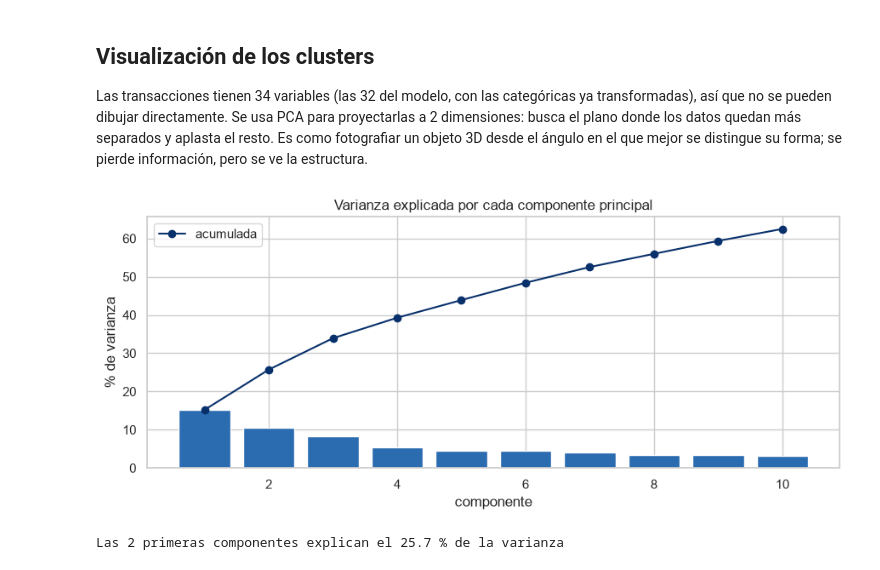
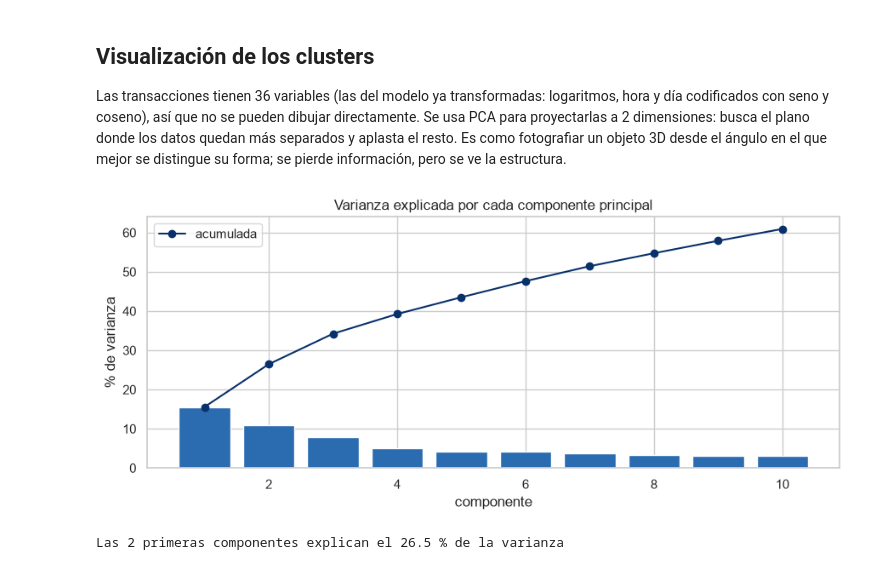
Before and after one commit to jacocallejo-merlin/Deteccion-fraude-merlin, a Jupyter notebook: notebooks/visualizacion_kmeans.ipynb, the cells around one changed output. Saved outputs shown, nothing was run; the diff lists cells and outputs as text; code cells hidden in the pictures.

```diff
--- a/notebooks/visualizacion_kmeans.ipynb
+++ b/notebooks/visualizacion_kmeans.ipynb
@@ -1,7 +1,7 @@
 # %% [markdown]
 ## Visualización de los clusters
 
-Las transacciones tienen 34 variables (las 32 del modelo, con las categóricas ya transformadas), así que no se pueden dibujar directamente. Se usa PCA para proyectarlas a 2 dimensiones: busca el plano donde los datos quedan más separados y aplasta el resto. Es como fotografiar un objeto 3D desde el ángulo en el que mejor se distingue su forma; se pierde información, pero se ve la estructura.
+Las transacciones tienen 36 variables (las del modelo ya transformadas: logaritmos, hora y día codificados con seno y coseno), así que no se pueden dibujar directamente. Se usa PCA para proyectarlas a 2 dimensiones: busca el plano donde los datos quedan más separados y aplasta el resto. Es como fotografiar un objeto 3D desde el ángulo en el que mejor se distingue su forma; se pierde información, pero se ve la estructura.
 # %%
 import numpy as np
 import pandas as pd
@@ -10,36 +10,38 @@ import seaborn as sns
 import joblib
 from matplotlib.lines import Line2D
 from sklearn.decomposition import PCA
 import sys
 sys.path.insert(0, '..')
 
 AZUL = "#2b6cb0"
-COLORES = ["#9ecae1", "#2b6cb0", "#08306b"]
 sns.set_theme(style="whitegrid")
 
 X_train = pd.read_parquet("../datos_ml/X_train.parquet")
 modelo = joblib.load("../modelos/kmeans.joblib")
 scores = pd.read_parquet("../modelos/kmeans_scores_train.parquet")
 cluster = scores["cluster"].values
 distancia = scores["score"].values   # el score de KMeans es la distancia al centroide más cercano
+# k se elige en el entrenamiento (rejilla de config.yaml): un color por cluster, sea cual sea k
+K = modelo.n_clusters
+COLORES = sns.color_palette("Blues", K + 2)[2:]
 
 pca = PCA(n_components=10, random_state=42).fit(X_train)
 var = pca.explained_variance_ratio_ * 100
 
 fig, ax = plt.subplots(figsize=(9, 4))
 ax.bar(range(1, 11), var, color=AZUL)
 ax.plot(range(1, 11), np.cumsum(var), color="#08306b", marker="o", label="acumulada")
 ax.set_title("Varianza explicada por cada componente principal")
 ax.set_xlabel("componente")
 ax.set_ylabel("% de varianza")
 ax.legend()
 plt.tight_layout()
 plt.show()
 
 print(f"Las 2 primeras componentes explican el {var[:2].sum():.1f} % de la varianza")
 # %% [output]
-[figure, old version]
+[figure, new version]
-Las 2 primeras componentes explican el 25.7 % de la varianza
+Las 2 primeras componentes explican el 26.5 % de la varianza
 # %%
 proyeccion = PCA(n_components=2, random_state=42).fit(X_train)
 P = proyeccion.transform(X_train)
```
Also changed, not shown: parts of 4 cells of this notebook, 39 other files.
